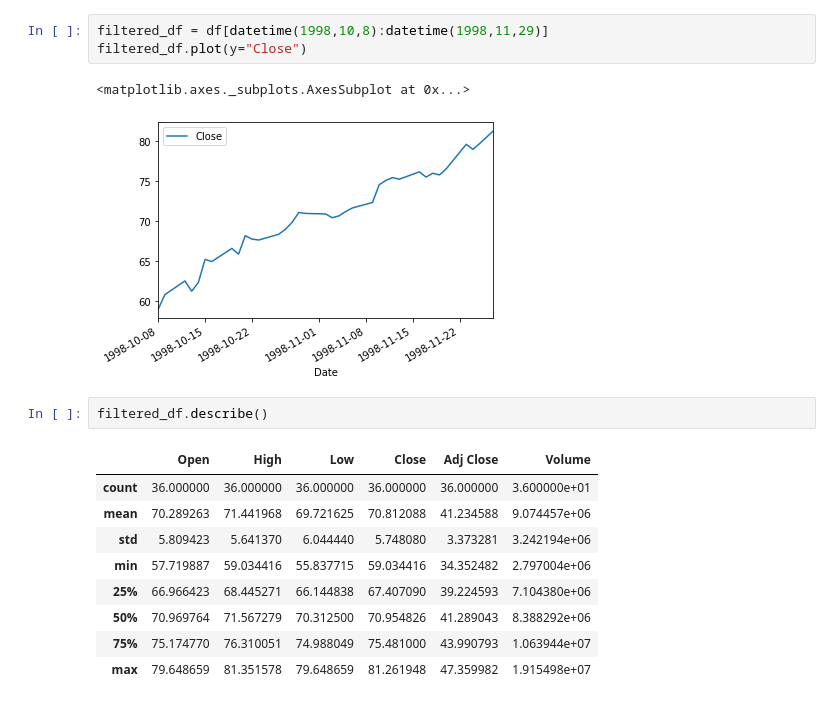
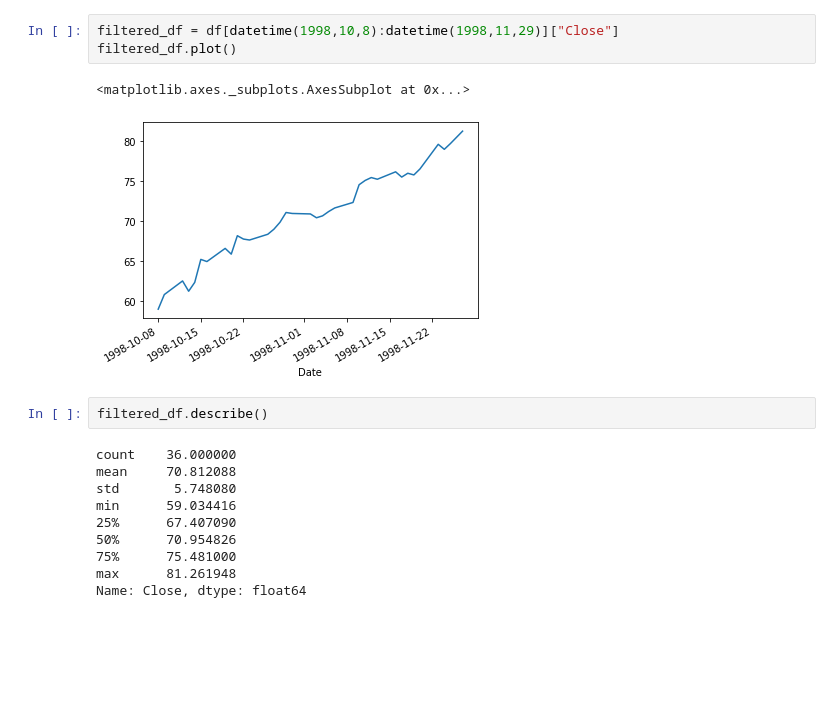
Before and after one commit to luk9400/time-series, a Jupyter notebook: lab3/Task3.ipynb, the cells around one changed output. Drawn from its saved outputs; the diff is of its cells as text; blank space fills up the shorter version.

```diff
--- a/lab3/Task3.ipynb
+++ b/lab3/Task3.ipynb
@@ -27,18 +29,18 @@ df.plot(y="Close")
 # %%
-filtered_df = df[datetime(1998,10,8):datetime(1998,11,29)]
-filtered_df.plot(y="Close")
+filtered_df = df[datetime(1998,10,8):datetime(1998,11,29)]["Close"]
+filtered_df.plot()
 # %% [output]
 <matplotlib.axes._subplots.AxesSubplot at 0x...>
-[figure, old version]
+[figure, new version]
 # %%
 filtered_df.describe()
 # %% [output]
-|  | Open | High | Low | Close | Adj Close | Volume |
-| count | 36.000000 | 36.000000 | 36.000000 | 36.000000 | 36.000000 | 3.600000e+01 |
-| mean | 70.289263 | 71.441968 | 69.721625 | 70.812088 | 41.234588 | 9.074457e+06 |
-| std | 5.809423 | 5.641370 | 6.044440 | 5.748080 | 3.373281 | 3.242194e+06 |
-| min | 57.719887 | 59.034416 | 55.837715 | 59.034416 | 34.352482 | 2.797004e+06 |
-| 25% | 66.966423 | 68.445271 | 66.144838 | 67.407090 | 39.224593 | 7.104380e+06 |
-| 50% | 70.969764 | 71.567279 | 70.312500 | 70.954826 | 41.289043 | 8.388292e+06 |
-| 75% | 75.174770 | 76.310051 | 74.988049 | 75.481000 | 43.990793 | 1.063944e+07 |
-| max | 79.648659 | 81.351578 | 79.648659 | 81.261948 | 47.359982 | 1.915498e+07 |
+count    36.000000
+mean     70.812088
+std       5.748080
+min      59.034416
+25%      67.407090
+50%      70.954826
+75%      75.481000
+max      81.261948
+Name: Close, dtype: float64
```
Also changed, not shown: parts of 11 cells of this notebook, 1 other file.
